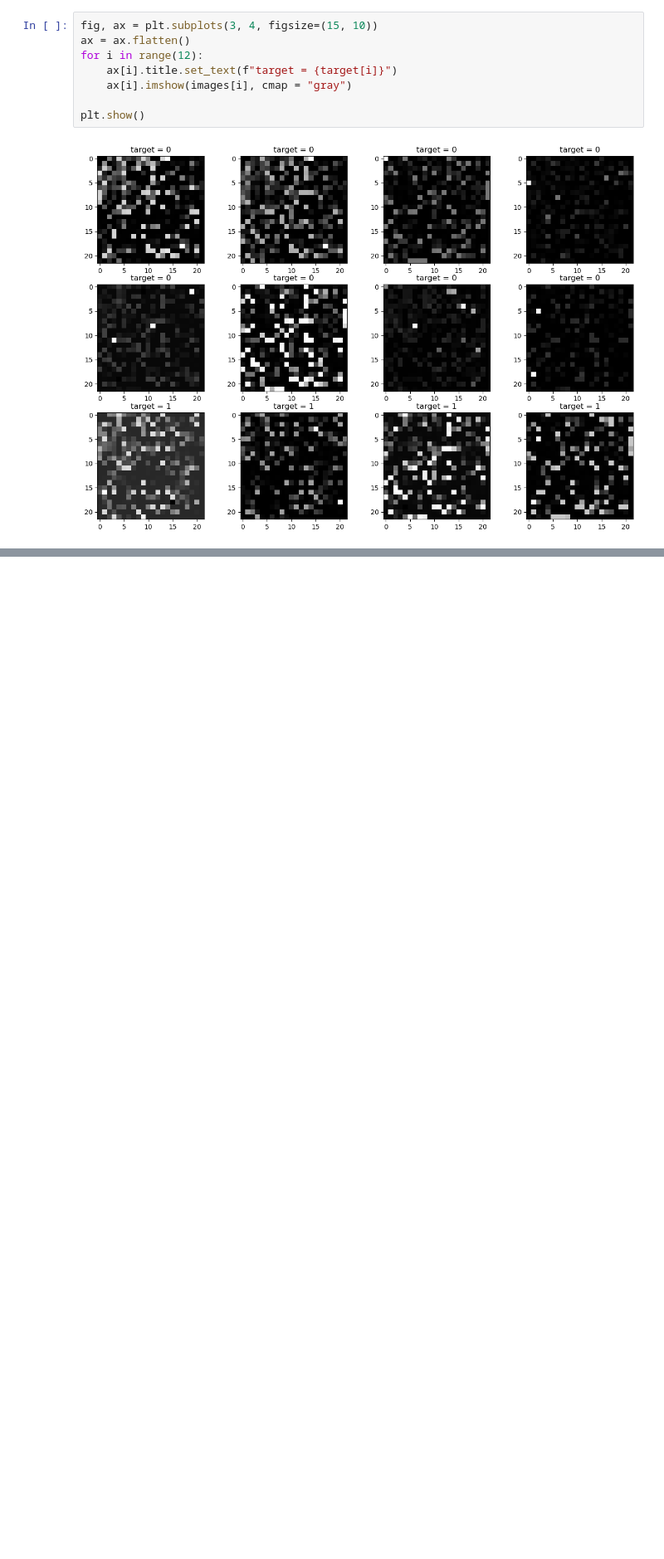
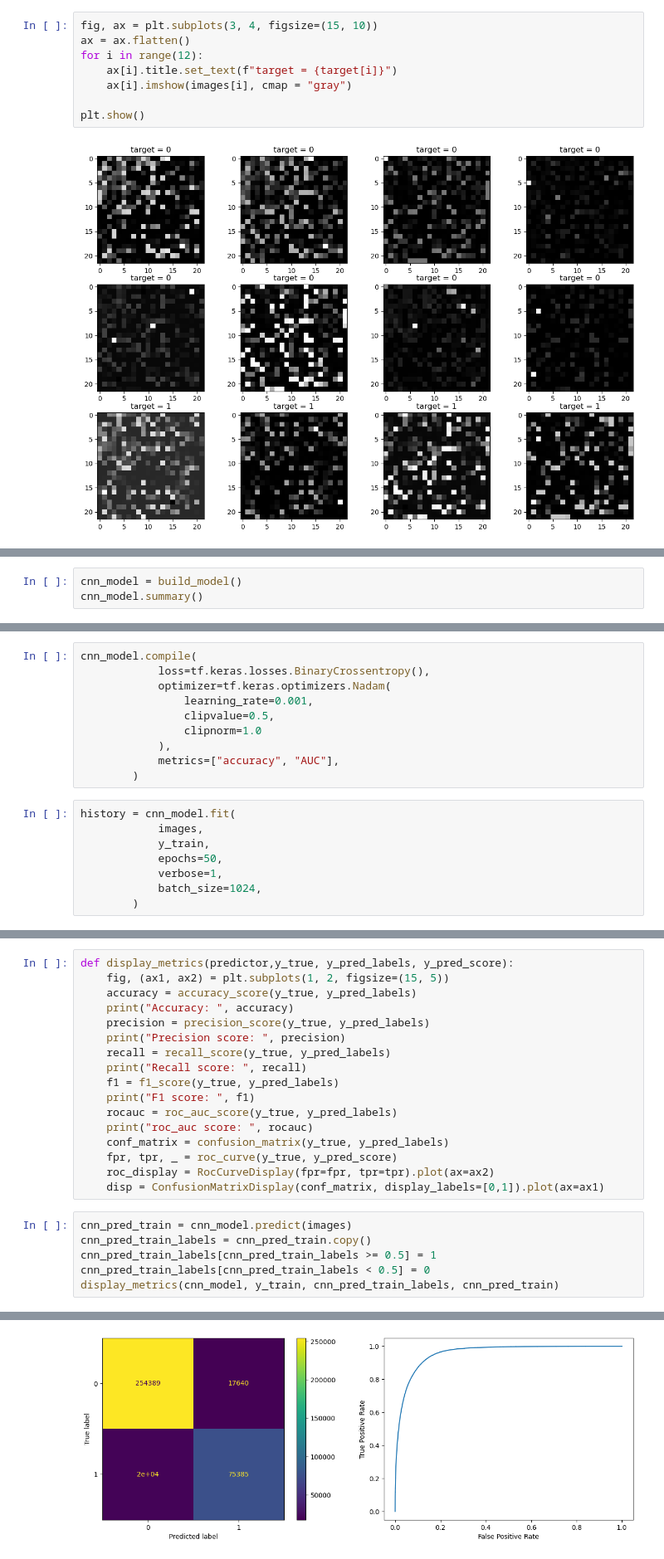
Before and after one commit to AyseAsude/American-Express-Default-Prediction, a Jupyter notebook: tab2img.ipynb, the cells around one changed output, grey strips where cells are left out. Shown at 83% size. Drawn from its saved outputs; the diff is of its cells as text; blank space fills up the shorter version.

```diff
--- a/tab2img.ipynb
+++ b/tab2img.ipynb
@@ -46,0 +82,3 @@ plt.show()
+# %%
+cnn_model = build_model()
+cnn_model.summary()
@@ -46,0 +103,18 @@ plt.show()
+# %%
+cnn_model.compile(
+            loss=tf.keras.losses.BinaryCrossentropy(),
+            optimizer=tf.keras.optimizers.Nadam(
+                learning_rate=0.001,
+                clipvalue=0.5,
+                clipnorm=1.0
+            ),
+            metrics=["accuracy", "AUC"],
+        )
+# %%
+history = cnn_model.fit(
+            images,
+            y_train,
+            epochs=50,
+            verbose=1,
+            batch_size=1024,
+        )
@@ -46,0 +166,24 @@ plt.show()
+# %%
+def display_metrics(predictor,y_true, y_pred_labels, y_pred_score):
+    fig, (ax1, ax2) = plt.subplots(1, 2, figsize=(15, 5))
+    accuracy = accuracy_score(y_true, y_pred_labels)
+    print("Accuracy: ", accuracy)
+    precision = precision_score(y_true, y_pred_labels)
+    print("Precision score: ", precision)
+    recall = recall_score(y_true, y_pred_labels)
+    print("Recall score: ", recall)
+    f1 = f1_score(y_true, y_pred_labels)
+    print("F1 score: ", f1)
+    rocauc = roc_auc_score(y_true, y_pred_labels)
+    print("roc_auc score: ", rocauc)
+    conf_matrix = confusion_matrix(y_true, y_pred_labels)
+    fpr, tpr, _ = roc_curve(y_true, y_pred_score)
+    roc_display = RocCurveDisplay(fpr=fpr, tpr=tpr).plot(ax=ax2)
+    disp = ConfusionMatrixDisplay(conf_matrix, display_labels=[0,1]).plot(ax=ax1)
+# %%
+cnn_pred_train = cnn_model.predict(images)
+cnn_pred_train_labels = cnn_pred_train.copy()
+cnn_pred_train_labels[cnn_pred_train_labels >= 0.5] = 1
+cnn_pred_train_labels[cnn_pred_train_labels < 0.5] = 0
+display_metrics(cnn_model, y_train, cnn_pred_train_labels, cnn_pred_train)
+# %% [output]
@@ -46,0 +196 @@ plt.show()
+[figure, added]
```
Also changed, not shown: parts of 10 cells of this notebook, 1 other file.
